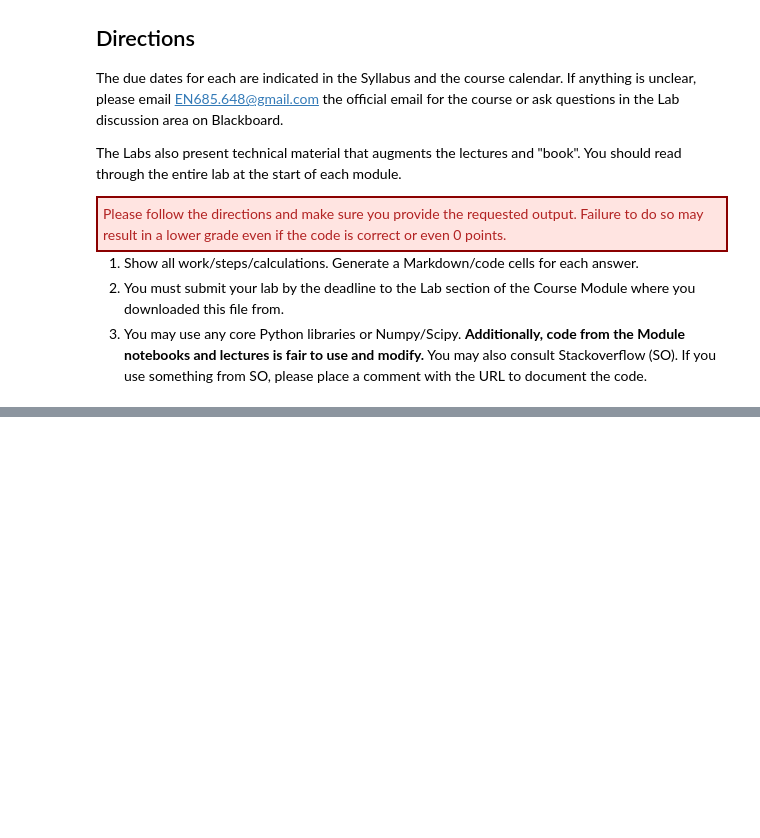
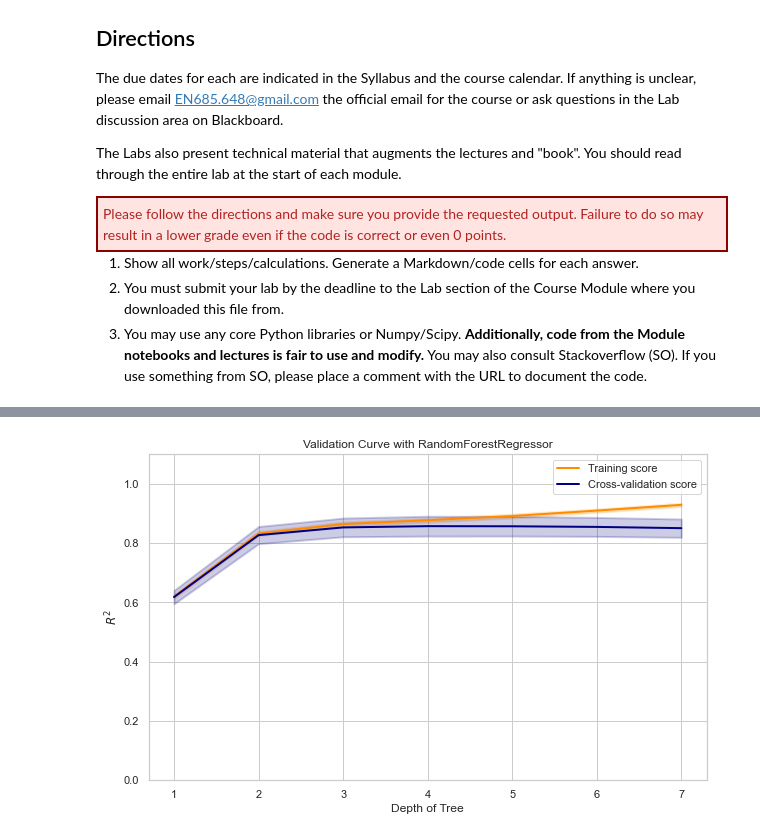
Before and after one commit to natemcintosh/en_685_648_data_science, a Jupyter notebook: 13_module/nmcinto2.ipynb, the cells around one changed output, grey strips where cells are left out. Saved outputs shown, nothing was run; the diff lists cells and outputs as text; code cells hidden in the pictures; blank space fills up the shorter version.

```diff
--- a/13_module/nmcinto2.ipynb
+++ b/13_module/nmcinto2.ipynb
@@ -31,0 +152,13 @@ Now use the [Random Forest](https://scikit-learn.org/stable/modules/generated/sk
+# %%
+param_range = range(1, 8)
+train_scores, test_scores = validation_curve(
+    RandomForestRegressor(),
+    X,
+    y.ravel(),
+    param_name="max_depth",
+    param_range=param_range,
+)
+# %%
+plot_validation_curve(train_scores, test_scores, param_name = "Depth of Tree", estimator_name = "RandomForestRegressor")
+# %% [output]
+[figure, added]
```
Also changed, not shown: parts of 29 cells of this notebook.
